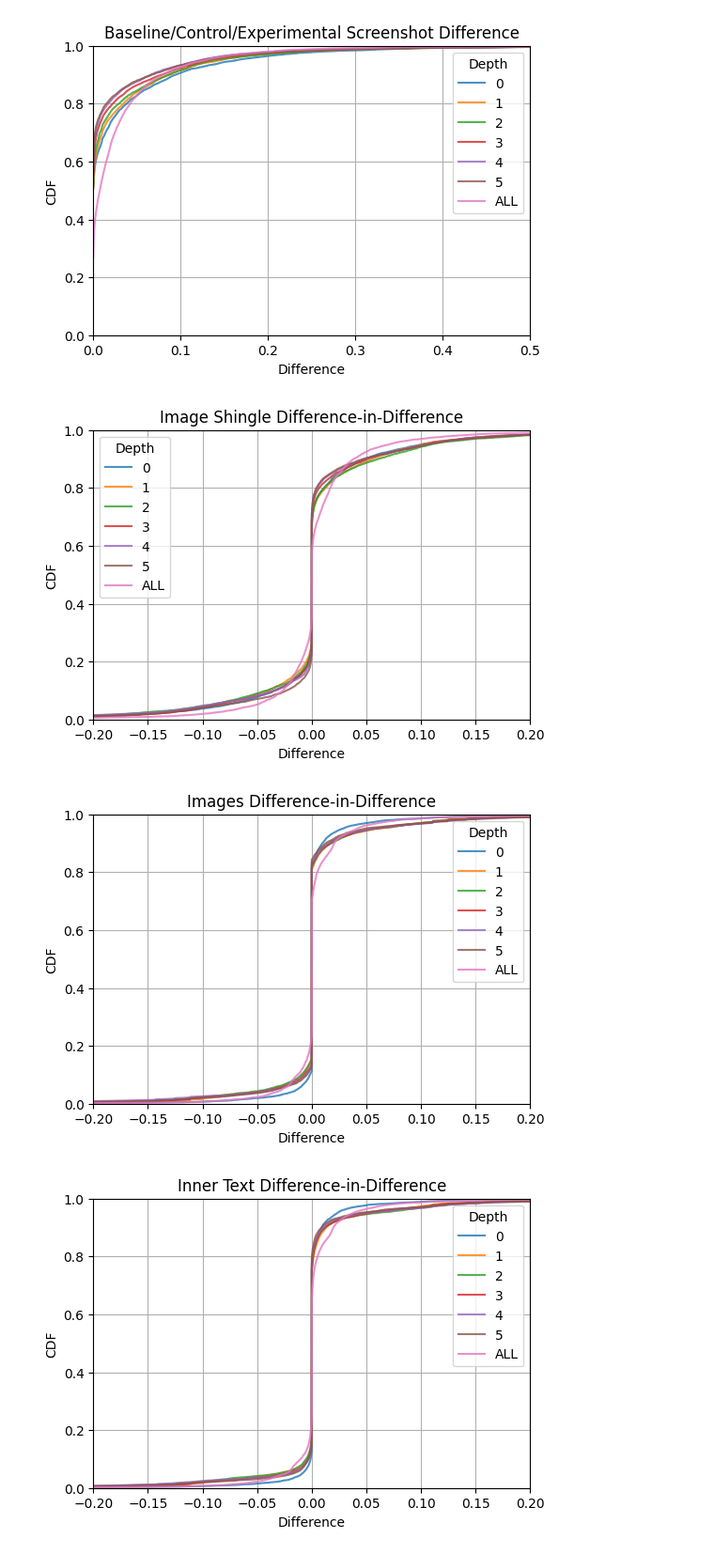
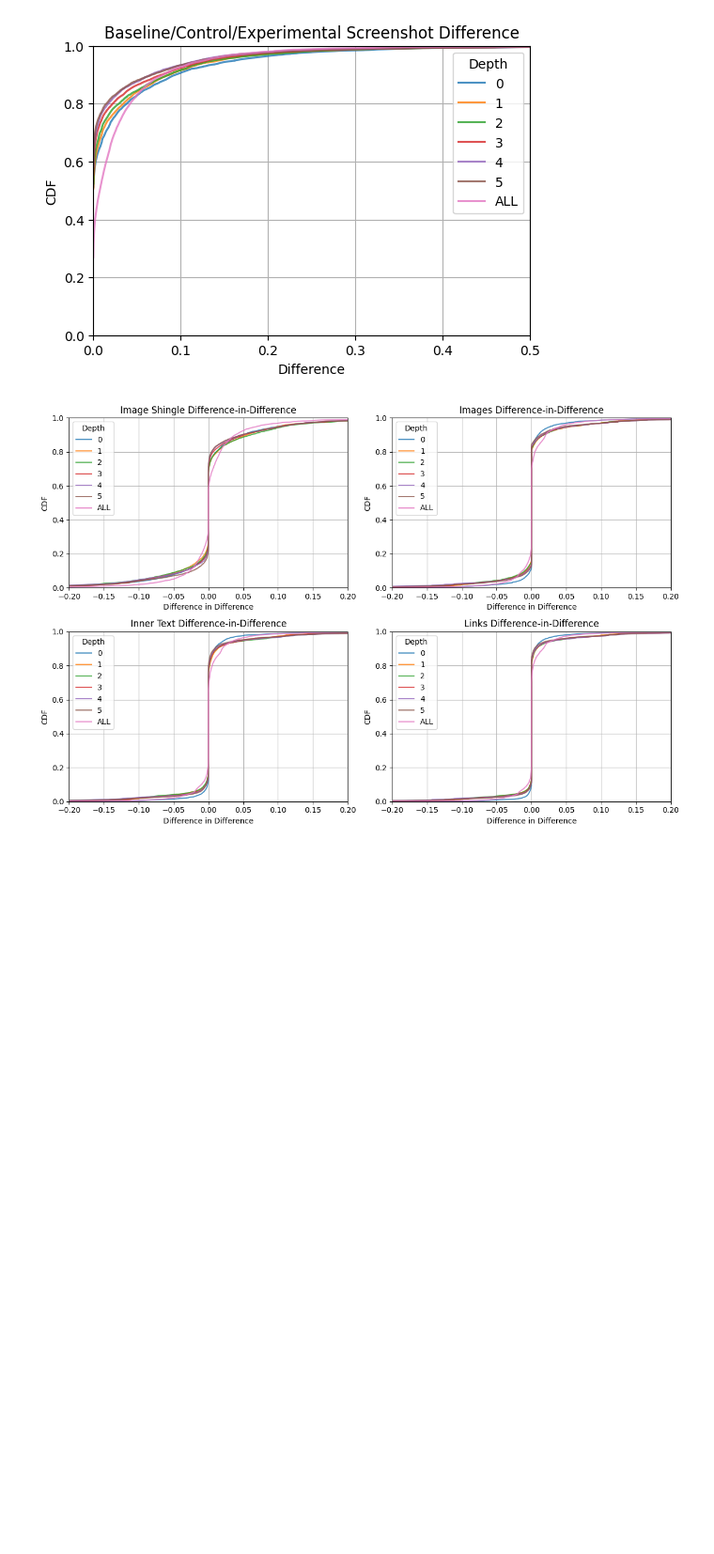
Before and after one commit to maxwellmlin/cookie-classify, a Jupyter notebook: classification_algo.ipynb, the cells around one changed output. Shown at 94% size. Saved outputs shown, nothing was run; the diff lists cells and outputs as text; code cells hidden in the pictures; blank space fills up the shorter version.

Commit message:
Multiple subplots

```diff
--- a/classification_algo.ipynb
+++ b/classification_algo.ipynb
@@ -612,27 +612,33 @@ for diff_type in names:
 # %%
 names = {
     "shingle_did": "Image Shingle Difference-in-Difference",
     "img_did": "Images Difference-in-Difference",
     "innerText_did": "Inner Text Difference-in-Difference",
     "links_did": "Links Difference-in-Difference",
 }
 
-for diff_type in names:
+# Setup the figure and axes for a 2x2 grid
+fig, axs = plt.subplots(2, 2, figsize=(12, 8))  # Adjust the size as needed
+axs = axs.flatten()  # Flatten to ease the iteration
+
+for i, (diff_type, name) in enumerate(names.items()):
     axis = [-0.2, 0.2, 0, 1]
+    axs[i].set_title(name)
+    axs[i].set_xlabel('Difference in Difference')
+    axs[i].set_ylabel('CDF')
+    axs[i].grid(visible=True)
+    axs[i].axis(axis)
 
-    plt.figure(figsize=(6, 4))
     for label, values in unraveled_domains[diff_type].items():
         df = get_cdf_df(values)
-        plt.plot(df['value'], df['cdf'], label=label, alpha=0.8)
-    plt.axis(axis)
-    plt.ylabel('CDF')
-    plt.grid(visible=True)
-    plt.legend()
-    plt.title(names[diff_type])
-    plt.xlabel('Difference')
-    plt.legend().set_title("Depth")
-    plt.savefig(FIGURE_PATH / f'{diff_type}.png', bbox_inches='tight', dpi=600, facecolor='white')
+        axs[i].plot(df['value'], df['cdf'], label=label, alpha=0.8)
+
+    axs[i].legend(loc='upper left').set_title("Depth")
+
+# Adjust layout to prevent overlap
+plt.tight_layout()
+
+# Save the combined figure
+plt.savefig(FIGURE_PATH / 'combined_jaccard_did.png', bbox_inches='tight', dpi=600, facecolor='white')
 # %% [output]
-[figure, old version]
+[figure, new version]
-[figure, removed]
-[figure, removed]
```
Also changed, not shown: parts of 3 cells of this notebook.
